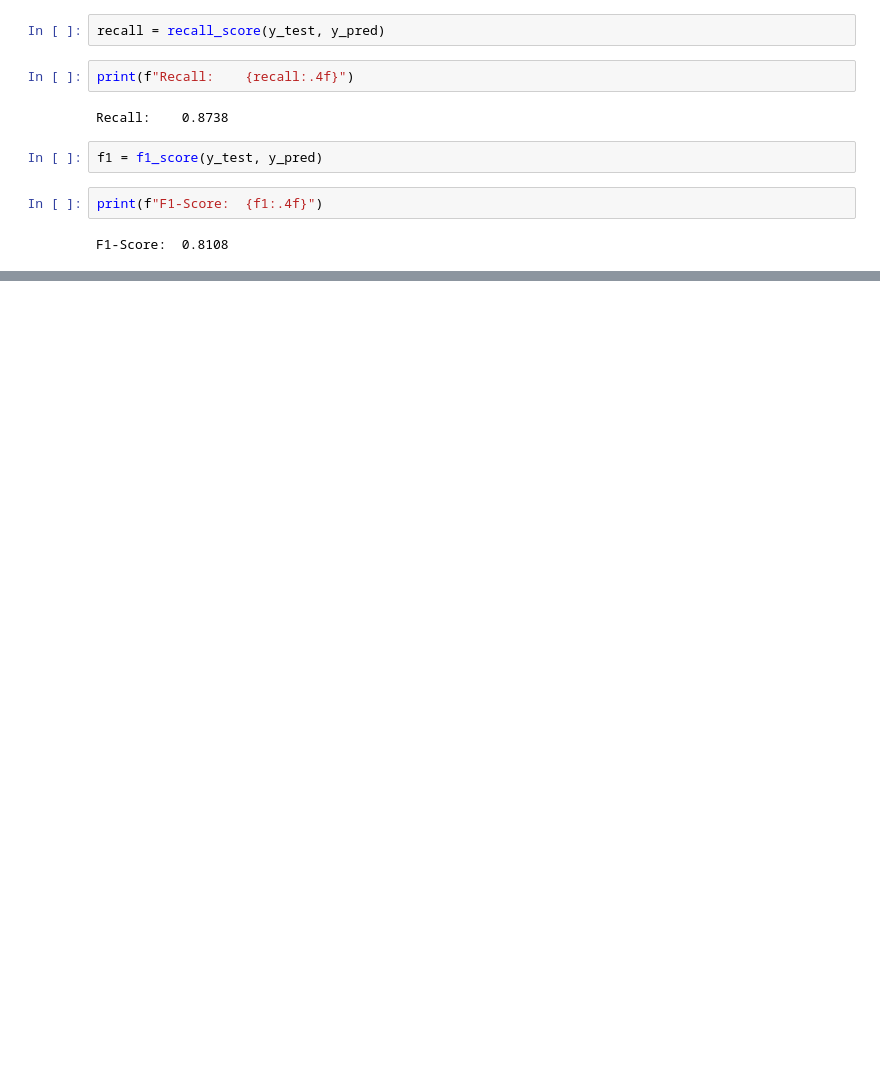
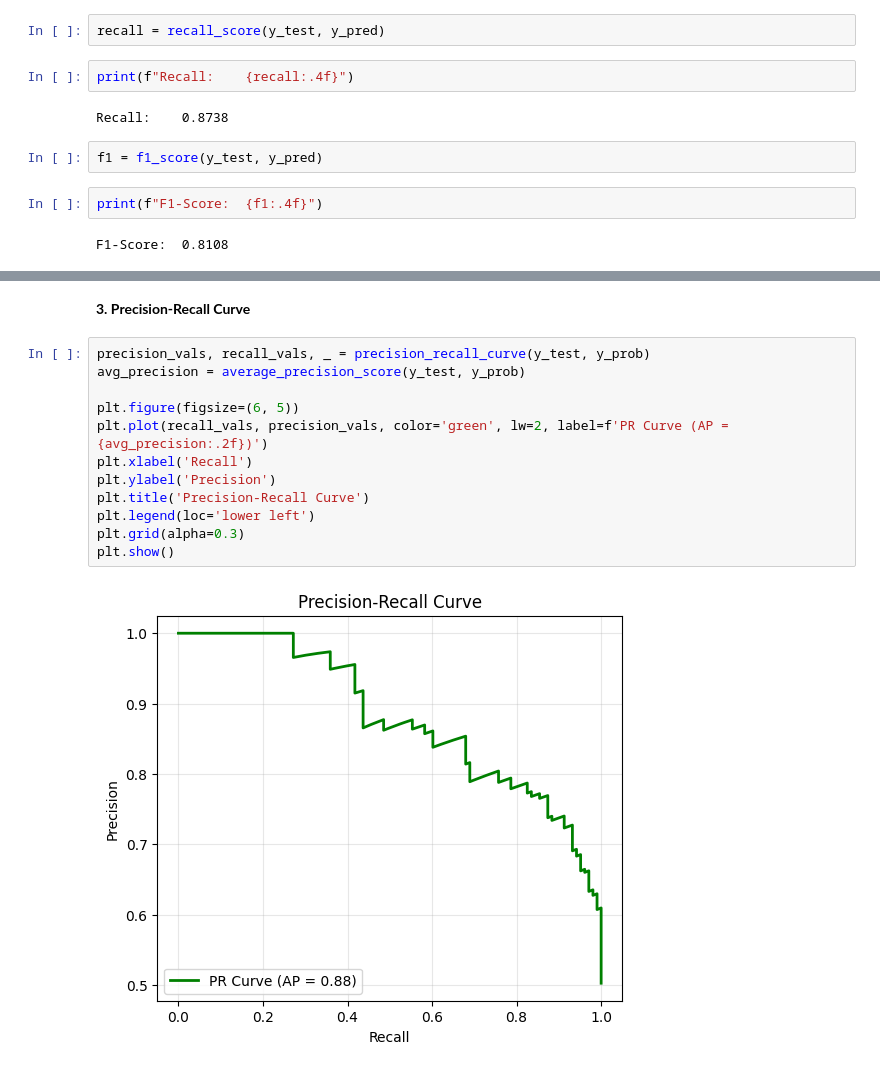
Before and after one commit to j2-408am/ML.Experiment.Portfolio-YAMSUAN, a Jupyter notebook: Exercise 2 – Classification Task/ex-2-classifying-heart-disease.ipynb, the cells around one changed output, grey strips where cells are left out. Drawn from its saved outputs; the diff is of its cells as text; blank space fills up the shorter version.

```diff
--- a/Exercise 2 – Classification Task/ex-2-classifying-heart-disease.ipynb
+++ b/Exercise 2 – Classification Task/ex-2-classifying-heart-disease.ipynb
@@ -216,0 +246,16 @@ F1-Score:  0.8108
+# %% [markdown]
+**3. Precision-Recall Curve**
+# %%
+precision_vals, recall_vals, _ = precision_recall_curve(y_test, y_prob)
+avg_precision = average_precision_score(y_test, y_prob)
+
+plt.figure(figsize=(6, 5))
+plt.plot(recall_vals, precision_vals, color='green', lw=2, label=f'PR Curve (AP = {avg_precision:.2f})')
+plt.xlabel('Recall')
+plt.ylabel('Precision')
+plt.title('Precision-Recall Curve')
+plt.legend(loc='lower left')
+plt.grid(alpha=0.3)
+plt.show()
+# %% [output]
+[figure, added]
```
Also changed, not shown: parts of 5 cells of this notebook.
